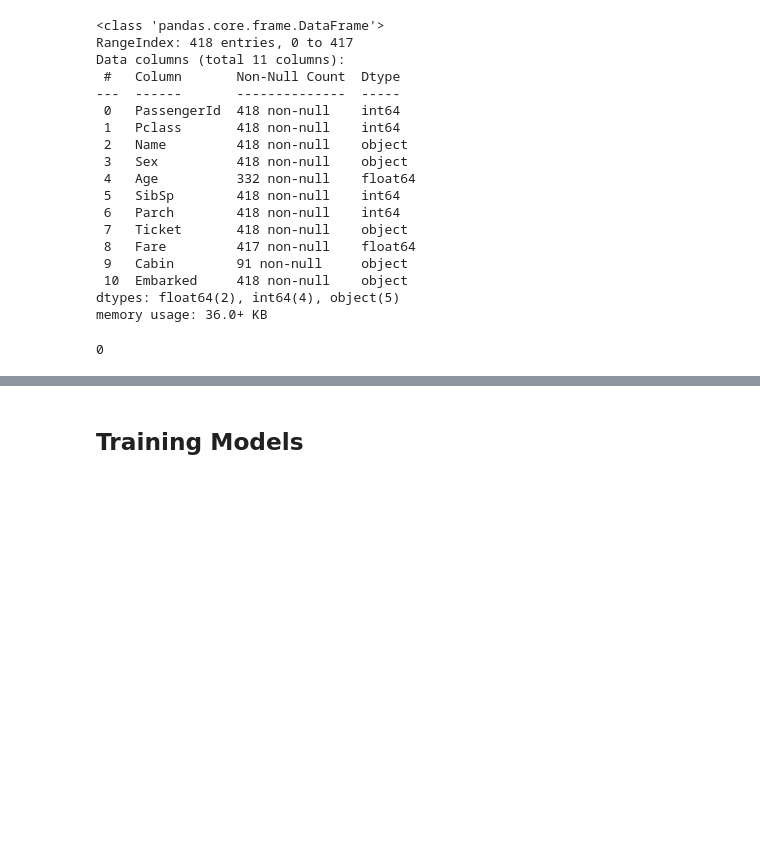
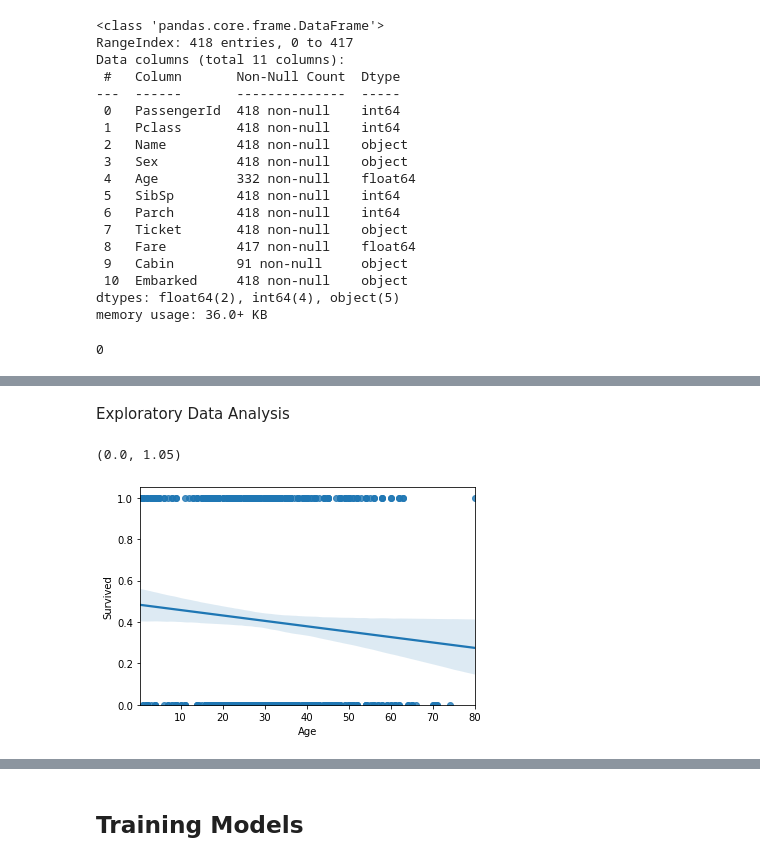
Before and after one commit to danielaaz04/titanic, a Jupyter notebook: Titanic Notebook.ipynb, the cells around one changed output, grey strips where cells are left out. Saved outputs shown, nothing was run; the diff lists cells and outputs as text; code cells hidden in the pictures; blank space fills up the shorter version.

Commit message:
model trained

```diff
--- a/Titanic Notebook.ipynb
+++ b/Titanic Notebook.ipynb
@@ -126,10 +116,0 @@ del test_df["Cabin"]
-# %%
-train_df = train_df.dropna(subset=["Embarked"])
-# %%
-from sklearn import preprocessing
-from sklearn.preprocessing import LabelEncoder
-label_encoder = preprocessing.LabelEncoder()
-# Encode labels in column 'Sex' and 'Embarked'.
-train_df['Sex']= label_encoder.fit_transform(train_df['Sex'])
-train_df['Embarked']= label_encoder.fit_transform(train_df['Embarked'])
-print(train_df.head())
@@ -147,2 +116,0 @@ imputer = SimpleImputer(missing_values=np.nan, strategy='median')
-# %%
-imputer.fit(train_df)
@@ -203,0 +132,9 @@ features_df = get_df(train_df_tr, features)
+# %% [markdown]
+Exploratory Data Analysis
+# %%
+#View if there is a linear relation between continuous numerical variable Age & target variable Survived.
+sns.regplot(x = "Age", y = "Survived", data = train_df)
+plt.ylim(0,)
+# %% [output]
+(0.0, 1.05)
+[figure, added]
```
Also changed, not shown: parts of 72 cells of this notebook.
